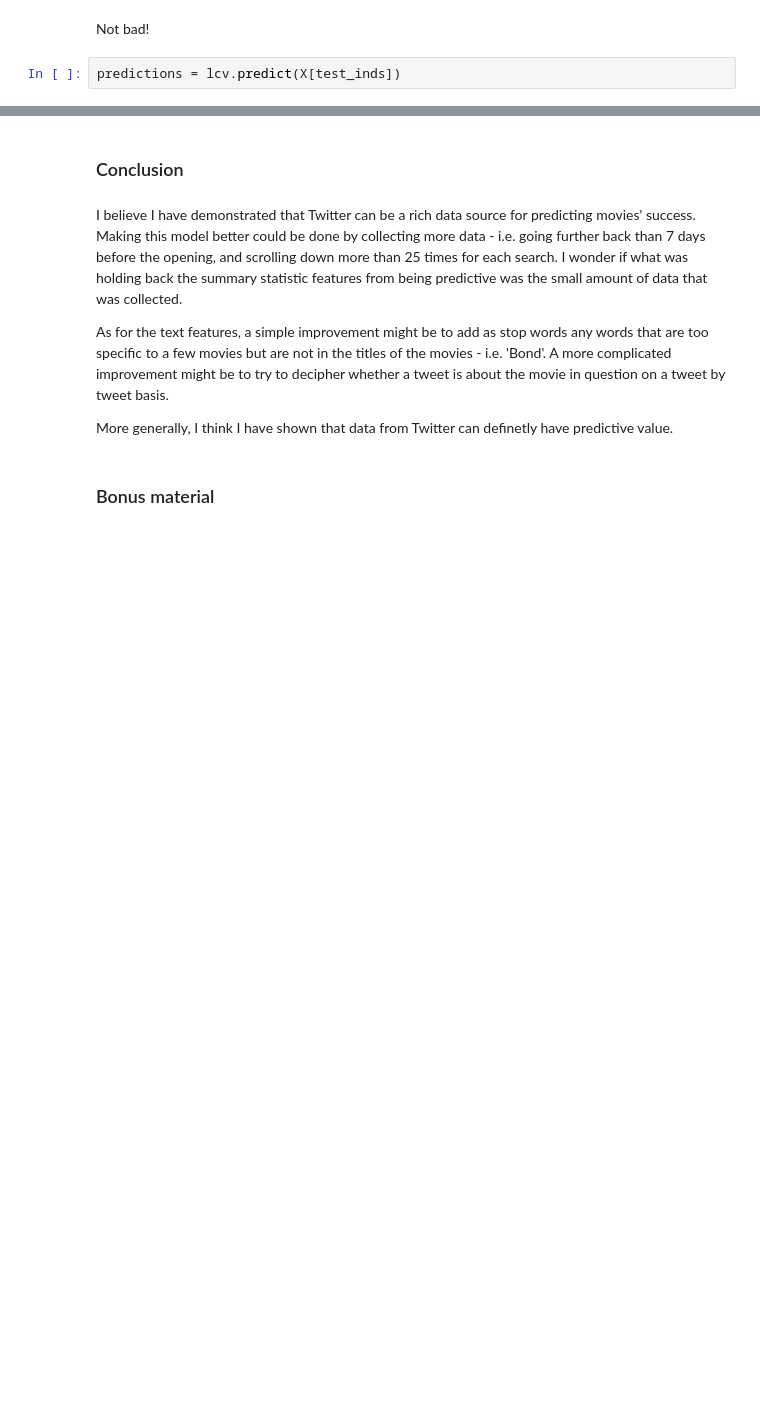
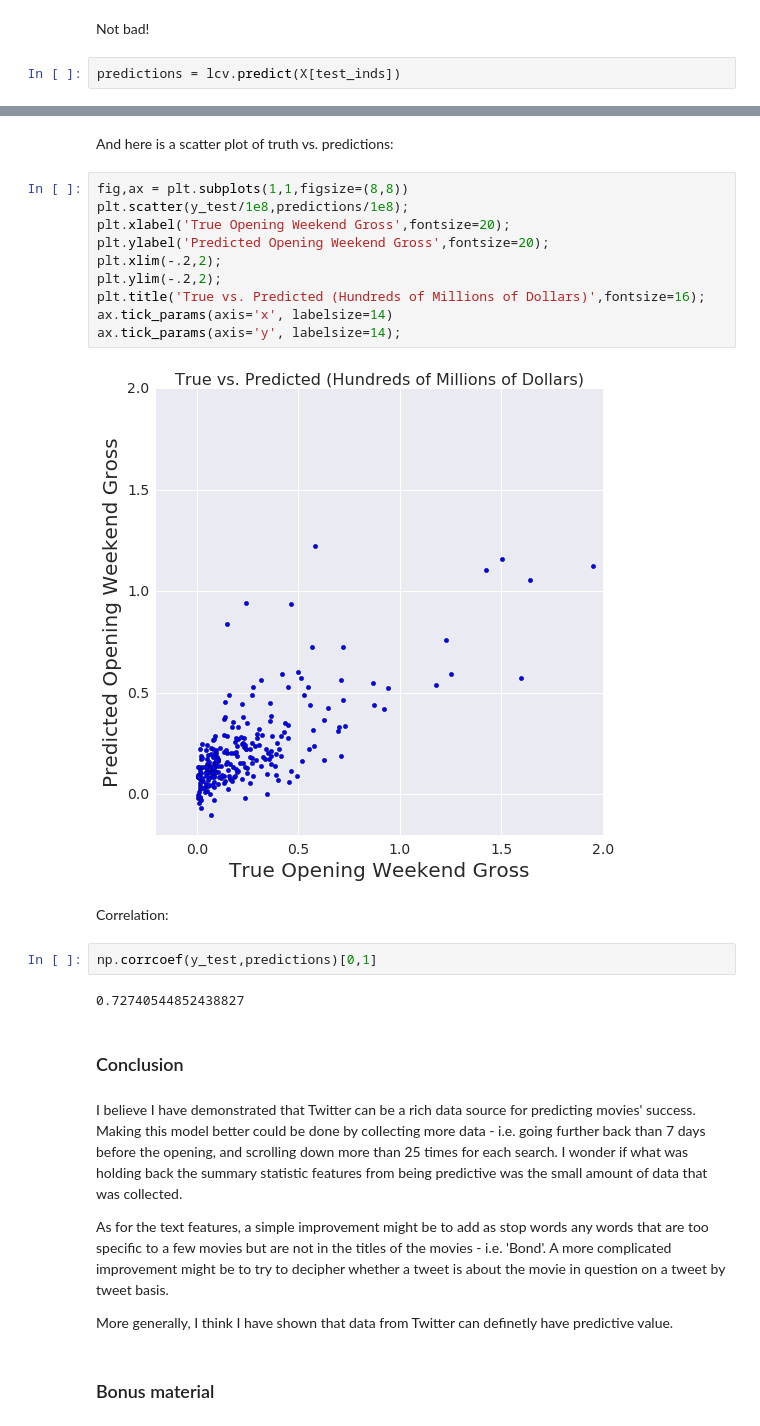
Before and after one commit to adamwlev/adamwlev.github.io, a Jupyter notebook: notebooks/Twitter_Movies3.ipynb, the cells around one changed output, grey strips where cells are left out. Drawn from its saved outputs; the diff is of its cells as text; blank space fills up the shorter version.

```diff
--- a/notebooks/Twitter_Movies3.ipynb
+++ b/notebooks/Twitter_Movies3.ipynb
@@ -373,3 +377,23 @@ plt.title('Test Movies and Model Prediction of each Movie');
+# %% [markdown]
+And here is a scatter plot of truth vs. predictions:
+# %%
+fig,ax = plt.subplots(1,1,figsize=(8,8))
+plt.scatter(y_test/1e8,predictions/1e8);
+plt.xlabel('True Opening Weekend Gross',fontsize=20);
+plt.ylabel('Predicted Opening Weekend Gross',fontsize=20);
+plt.xlim(-.2,2);
+plt.ylim(-.2,2);
+plt.title('True vs. Predicted (Hundreds of Millions of Dollars)',fontsize=16);
+ax.tick_params(axis='x', labelsize=14)
+ax.tick_params(axis='y', labelsize=14);
+# %% [output]
+[figure, added]
+# %% [markdown]
+Correlation:
+# %%
+np.corrcoef(y_test,predictions)[0,1]
+# %% [output]
+0.72740544852438827
 # %% [markdown]
 ### Conclusion
 # %% [markdown]
```
Also changed, not shown: parts of 6 cells of this notebook, 1 other file.
